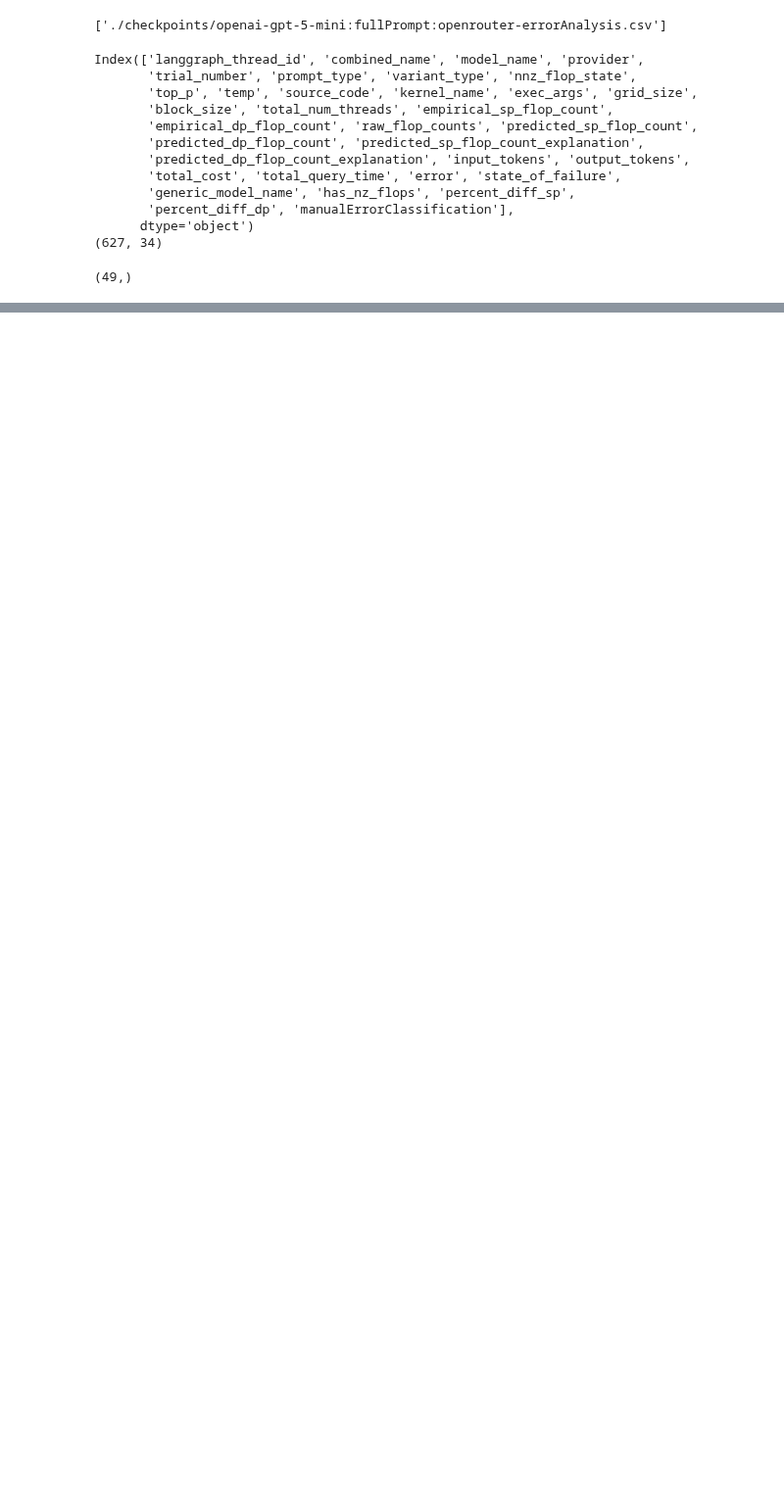
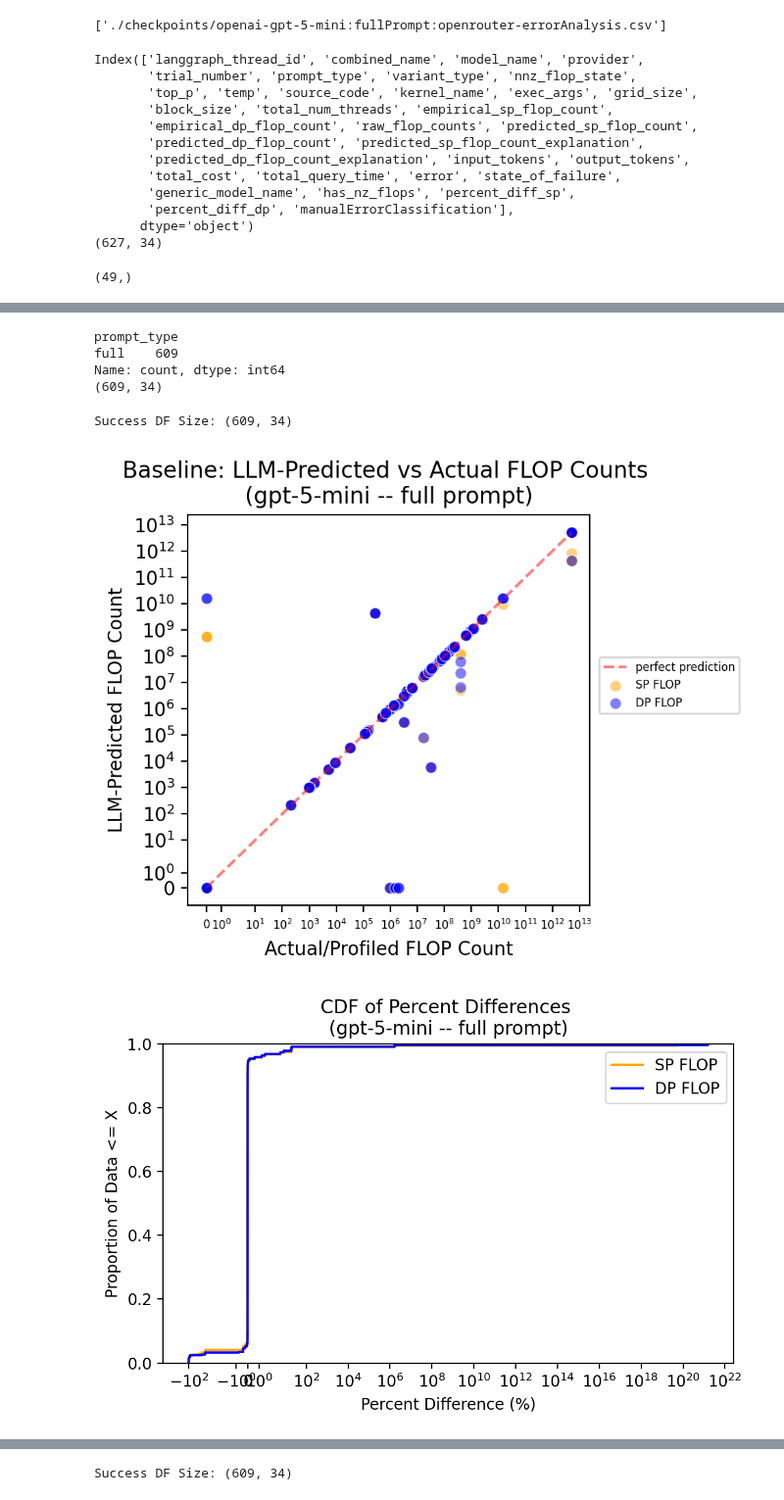
Before and after one commit to Scientific-Computing-Lab/gpuFLOPBench, a Jupyter notebook: qdecomp-langgraph-studio/kernel-survey/dataset-gen/manual-classification/baseline-data-gathering/visualizeMispredCaseAnalysisRseults.ipynb, the cells around one changed output, grey strips where cells are left out. Shown at 98% size. Saved outputs shown, nothing was run; the diff lists cells and outputs as text; code cells hidden in the pictures; blank space fills up the shorter version.

```diff
--- a/qdecomp-langgraph-studio/kernel-survey/dataset-gen/manual-classification/baseline-data-gathering/visualizeMispredCaseAnalysisRseults.ipynb
+++ b/qdecomp-langgraph-studio/kernel-survey/dataset-gen/manual-classification/baseline-data-gathering/visualizeMispredCaseAnalysisRseults.ipynb
@@ -108,0 +175,11 @@ KeyError: "['uses half2 (FP16) precision -- reported as SP FLOPs'] not in index"
+# %%
+# drop the hard_code_names from the df
+df = df[~df['combined_name'].isin(hard_code_names)].copy()
+
+print(df['prompt_type'].value_counts())
+print(df.shape)
+# %% [output]
+prompt_type
+full    609
+Name: count, dtype: int64
+(609, 34)
@@ -108,0 +293,8 @@ KeyError: "['uses half2 (FP16) precision -- reported as SP FLOPs'] not in index"
+# %%
+plot_predictions_for_model_name(df, model_name='gpt-5-mini', prompt_type='full', show_erroneous=False)
+plot_predictions_for_model_name(df, model_name='gpt-5-mini', prompt_type='full', show_erroneous=True)
+#plot_predictions_for_model_name(df, model_name='gpt-5-mini', prompt_type='simple')
+# %% [output]
+Success DF Size: (609, 34)
+[figure, added]
+[figure, added]
@@ -108,0 +302 @@ KeyError: "['uses half2 (FP16) precision -- reported as SP FLOPs'] not in index"
+Success DF Size: (609, 34)
```
Also changed, not shown: parts of 7 cells of this notebook.
